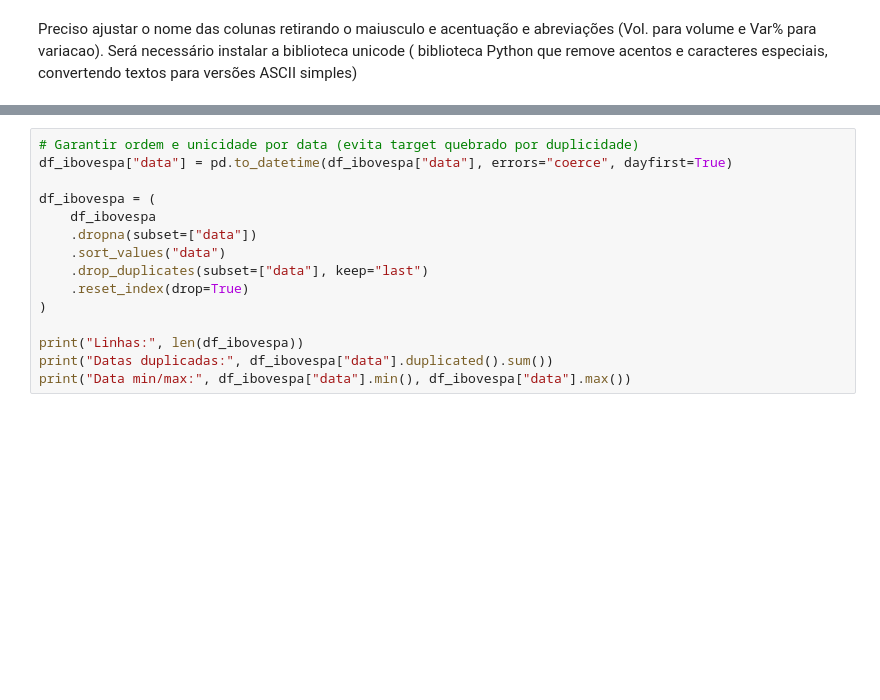
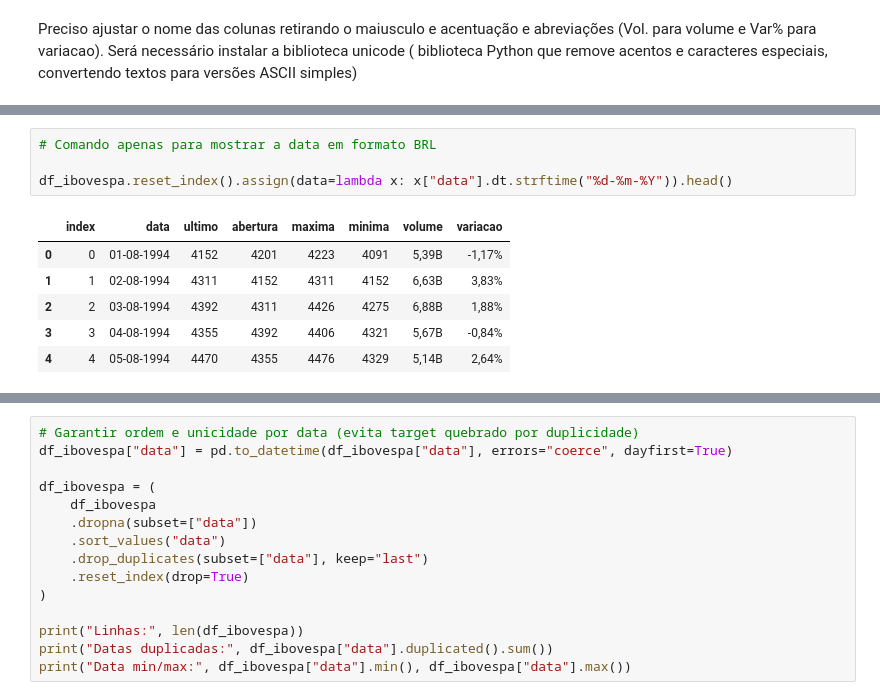
Before and after one commit to tivanello/fase2, a Jupyter notebook: notebooks/TECH_CHALLENGE_FASE_02_Eduardo_Gil_Tivanello_ENTREGA_Final.ipynb, the cells around one changed output, grey strips where cells are left out. Saved outputs shown, nothing was run; the diff lists cells and outputs as text; blank space fills up the shorter version.

```diff
--- a/notebooks/TECH_CHALLENGE_FASE_02_Eduardo_Gil_Tivanello_ENTREGA_Final.ipynb
+++ b/notebooks/TECH_CHALLENGE_FASE_02_Eduardo_Gil_Tivanello_ENTREGA_Final.ipynb
@@ -97,3 +138,14 @@ Index(['data', 'ultimo', 'abertura', 'maxima', 'minima', 'volume', 'variacao'],
+# %%
+# Comando apenas para mostrar a data em formato BRL
+
+df_ibovespa.reset_index().assign(data=lambda x: x["data"].dt.strftime("%d-%m-%Y")).head()
+# %% [output]
+|  | index | data | ultimo | abertura | maxima | minima | volume | variacao |
+| 0 | 0 | 01-08-1994 | 4152 | 4201 | 4223 | 4091 | 5,39B | -1,17% |
+| 1 | 1 | 02-08-1994 | 4311 | 4152 | 4311 | 4152 | 6,63B | 3,83% |
+| 2 | 2 | 03-08-1994 | 4392 | 4311 | 4426 | 4275 | 6,88B | 1,88% |
+| 3 | 3 | 04-08-1994 | 4355 | 4392 | 4406 | 4321 | 5,67B | -0,84% |
+| 4 | 4 | 05-08-1994 | 4470 | 4355 | 4476 | 4329 | 5,14B | 2,64% |
 # %%
 df_ibovespa.head()
 # %% [output]
```
Also changed, not shown: parts of 41 cells of this notebook.
